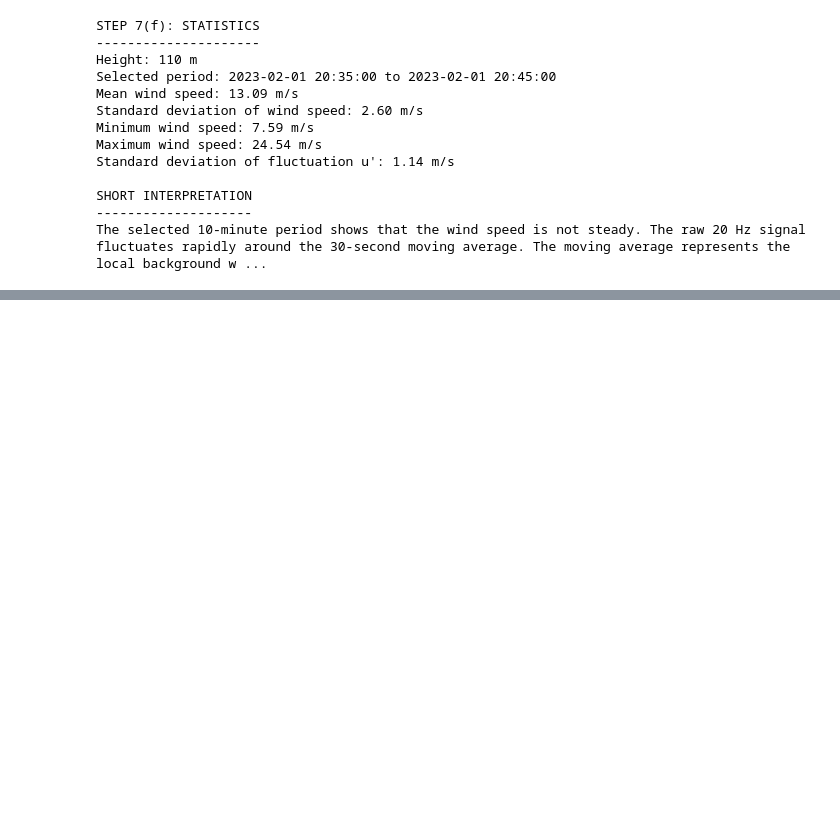
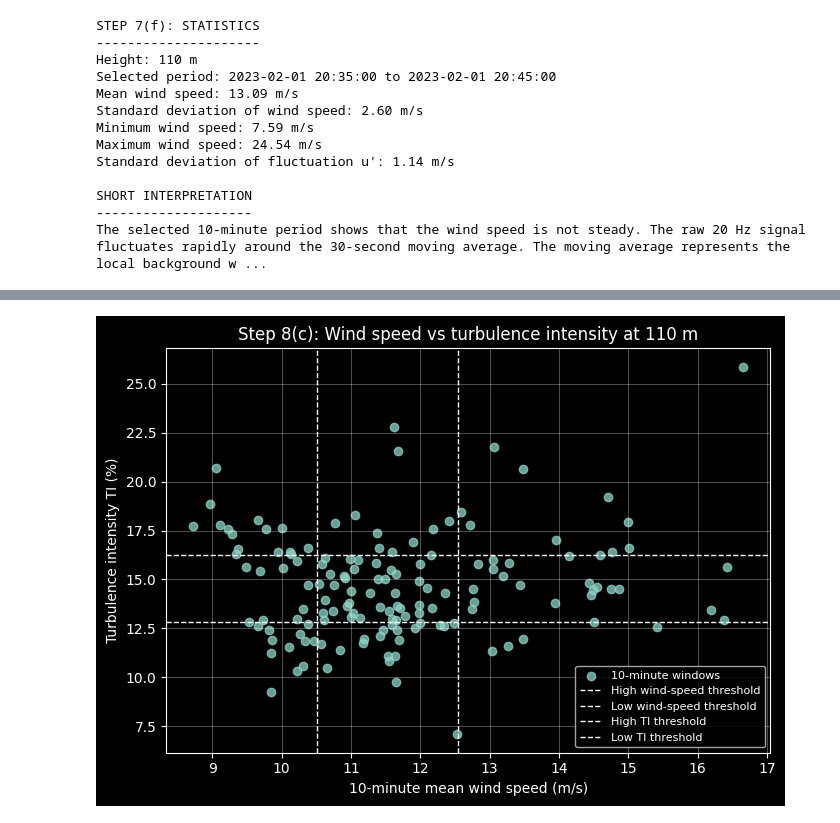
Before and after one commit to KaluInnocentOkoro/wind_physics_measurement_project, a Jupyter notebook: topic_2_energy_meteorology.ipynb, the cells around one changed output, grey strips where cells are left out. Saved outputs shown, nothing was run; the diff lists cells and outputs as text; code cells hidden in the pictures; blank space fills up the shorter version.

```diff
--- a/topic_2_energy_meteorology.ipynb
+++ b/topic_2_energy_meteorology.ipynb
@@ -891,0 +1262,35 @@ The selected 10-minute period shows that the wind speed is not steady. The raw 2
+# %%
+# ------------------------------------------------------------
+# Additional helpful plot for 8(c)
+# ------------------------------------------------------------
+# This scatter plot helps us see the relationship between mean wind speed
+# and turbulence intensity.
+#
+# Points on the right and low down = strong and steady.
+# Points on the left and high up = weak but turbulent.
+
+fig, ax = plt.subplots(figsize=(7, 5))
+
+ax.scatter(
+    selected_metrics["mean_u"],
+    selected_metrics["TI_percent"],
+    alpha=0.75,
+    label="10-minute windows"
+)
+
+# Threshold lines
+ax.axvline(u_high, linestyle="--", linewidth=1, label="High wind-speed threshold")
+ax.axvline(u_low, linestyle="--", linewidth=1, label="Low wind-speed threshold")
+ax.axhline(ti_high, linestyle="--", linewidth=1, label="High TI threshold")
+ax.axhline(ti_low, linestyle="--", linewidth=1, label="Low TI threshold")
+
+ax.set_title(f"Step 8(c): Wind speed vs turbulence intensity at {selected_height} m")
+ax.set_xlabel("10-minute mean wind speed (m/s)")
+ax.set_ylabel("Turbulence intensity TI (%)")
+ax.grid(True, alpha=0.3)
+ax.legend(fontsize=8)
+
+plt.tight_layout()
+plt.show()
+# %% [output]
+[figure, added]
```
Also changed, not shown: parts of 9 cells of this notebook.
